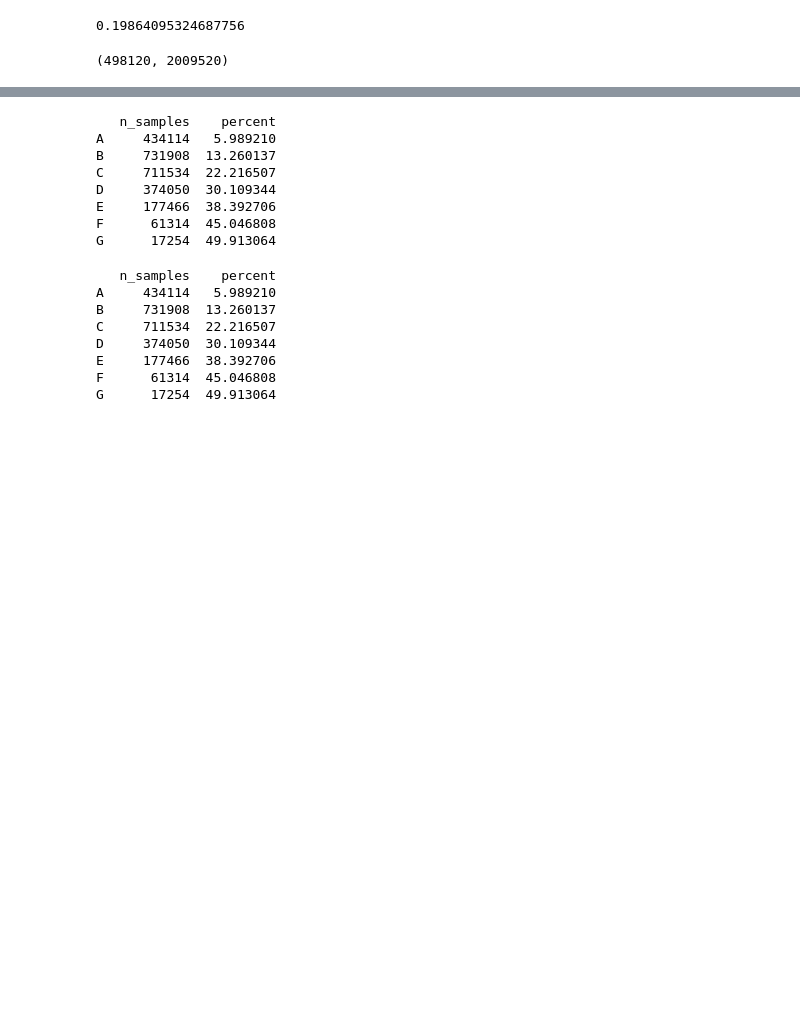
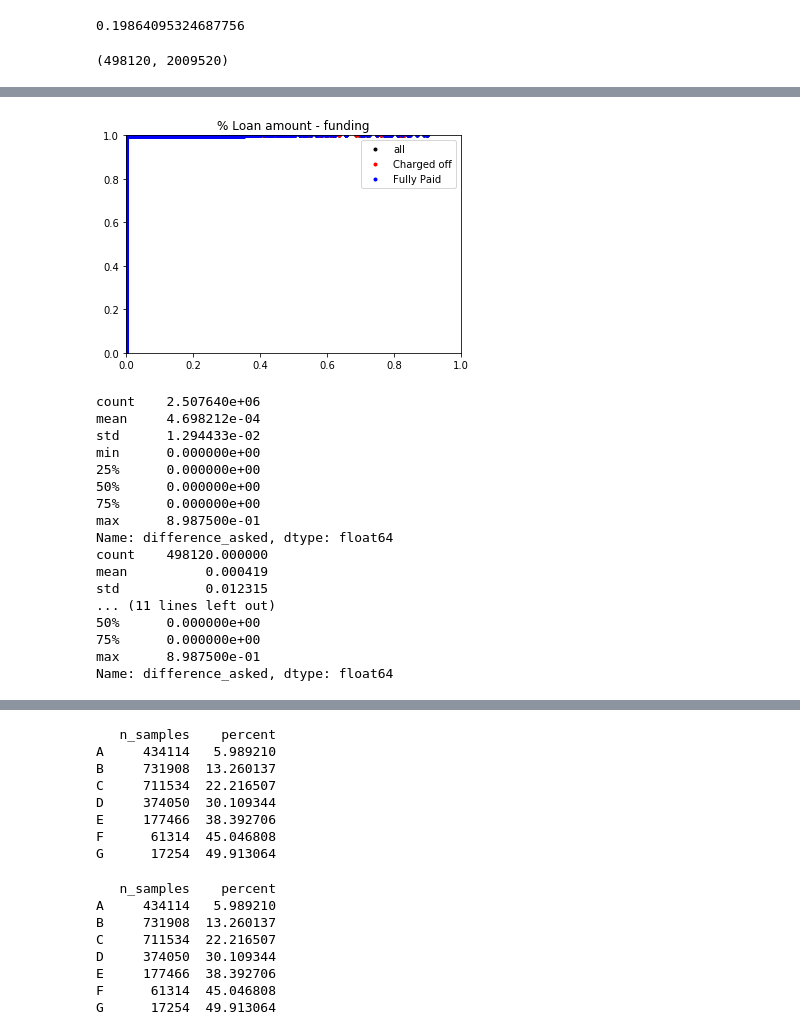
Before and after one commit to georgelee144/lending_club, a Jupyter notebook: loan_data cleaning and stats.ipynb, the cells around one changed output, grey strips where cells are left out. Drawn from its saved outputs; the diff is of its cells as text; code cells hidden in the pictures; blank space fills up the shorter version.

```diff
--- a/loan_data cleaning and stats.ipynb
+++ b/loan_data cleaning and stats.ipynb
@@ -77,0 +96,35 @@ len(df_bad),len(df_pass)
+# %%
+df_x,df_y = ecdf(df.difference_asked)
+df_bad_x,df_bad_y = ecdf(df.loc[df.loan_status==0].difference_asked)
+df_pass_x,df_pass_y = ecdf(df.loc[df.loan_status==1].difference_asked)
+
+plt.plot(df_x,df_y,marker='.',linestyle='none',color='black',label='all')
+plt.plot(df_bad_x,df_bad_y,marker='.',linestyle='none',color='red',label='Charged off')
+plt.plot(df_pass_x,df_pass_y,marker='.',linestyle='none',color='blue',label='Fully Paid')
+plt.axis([0, 1, 0, 1])
+plt.title('% Loan amount - funding')
+plt.legend(loc='best')
+plt.show()
+
+print(df.difference_asked.describe())
+print(df.loc[df.loan_status==0].difference_asked.describe())
+print(df.loc[df.loan_status==1].difference_asked.describe())
+# %% [output]
+[figure, added]
+count    2.507640e+06
+mean     4.698212e-04
+std      1.294433e-02
+min      0.000000e+00
+25%      0.000000e+00
+50%      0.000000e+00
+75%      0.000000e+00
+max      8.987500e-01
+Name: difference_asked, dtype: float64
+count    498120.000000
+mean          0.000419
+std           0.012315
+... (11 lines left out)
+50%      0.000000e+00
+75%      0.000000e+00
+max      8.987500e-01
+Name: difference_asked, dtype: float64
```
Also changed, not shown: parts of 26 cells of this notebook.
